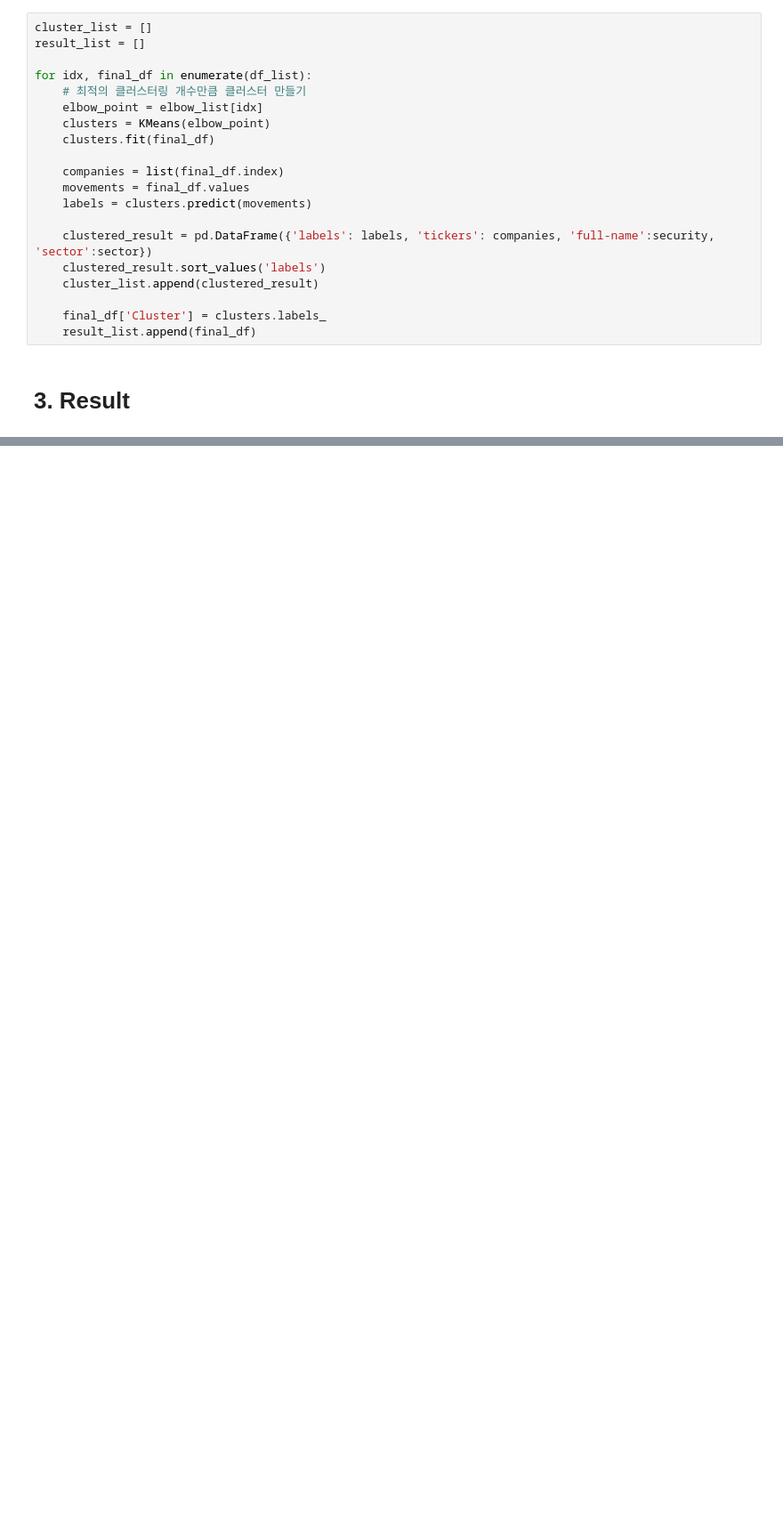
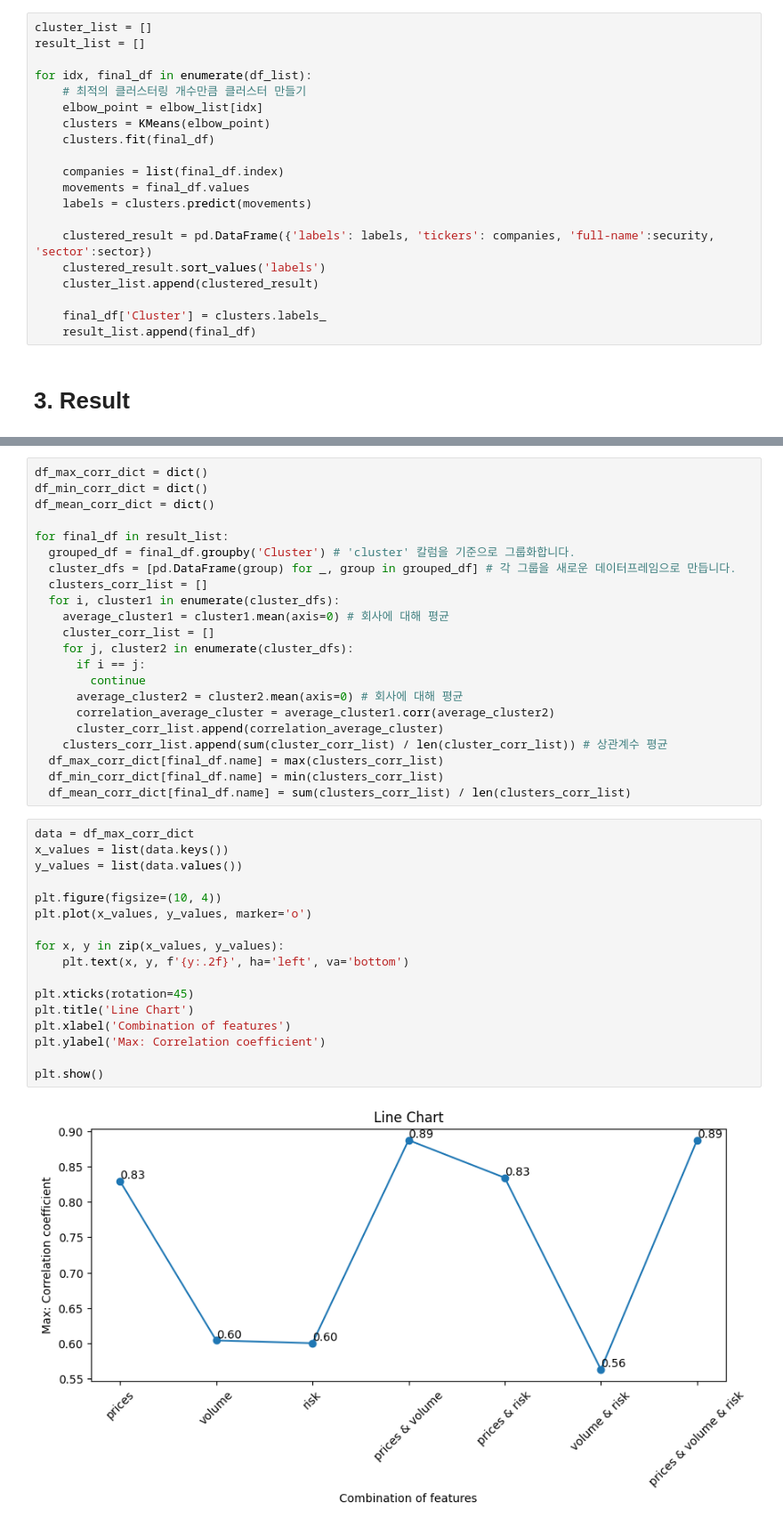
Before and after one commit to 18K-Means-Clustering/SnP500-Stock-Clustering, a Jupyter notebook: Stock_Sector_Clustering.ipynb, the cells around one changed output, grey strips where cells are left out. Shown at 89% size. Drawn from its saved outputs; the diff is of its cells as text; blank space fills up the shorter version.

Commit message:
[Feat] Update correlation value

```diff
--- a/Stock_Sector_Clustering.ipynb
+++ b/Stock_Sector_Clustering.ipynb
@@ -212,0 +214,41 @@ plt.show()
+# %%
+df_max_corr_dict = dict()
+df_min_corr_dict = dict()
+df_mean_corr_dict = dict()
+
+for final_df in result_list:
+  grouped_df = final_df.groupby('Cluster') # 'cluster' 칼럼을 기준으로 그룹화합니다.
+  cluster_dfs = [pd.DataFrame(group) for _, group in grouped_df] # 각 그룹을 새로운 데이터프레임으로 만듭니다.
+  clusters_corr_list = []
+  for i, cluster1 in enumerate(cluster_dfs):
+    average_cluster1 = cluster1.mean(axis=0) # 회사에 대해 평균
+    cluster_corr_list = []
+    for j, cluster2 in enumerate(cluster_dfs):
+      if i == j:
+        continue
+      average_cluster2 = cluster2.mean(axis=0) # 회사에 대해 평균
+      correlation_average_cluster = average_cluster1.corr(average_cluster2)
+      cluster_corr_list.append(correlation_average_cluster)
+    clusters_corr_list.append(sum(cluster_corr_list) / len(cluster_corr_list)) # 상관계수 평균
+  df_max_corr_dict[final_df.name] = max(clusters_corr_list)
+  df_min_corr_dict[final_df.name] = min(clusters_corr_list)
+  df_mean_corr_dict[final_df.name] = sum(clusters_corr_list) / len(clusters_corr_list)
+# %%
+data = df_max_corr_dict
+x_values = list(data.keys())
+y_values = list(data.values())
+
+plt.figure(figsize=(10, 4))
+plt.plot(x_values, y_values, marker='o')
+
+for x, y in zip(x_values, y_values):
+    plt.text(x, y, f'{y:.2f}', ha='left', va='bottom')
+
+plt.xticks(rotation=45)
+plt.title('Line Chart')
+plt.xlabel('Combination of features')
+plt.ylabel('Max: Correlation coefficient')
+
+plt.show()
+# %% [output]
+[figure, added]
```
Also changed, not shown: parts of 8 cells of this notebook.
